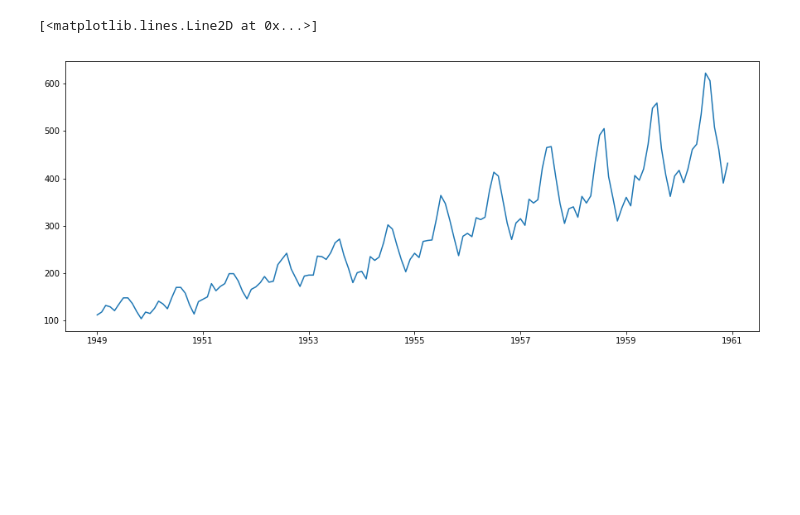
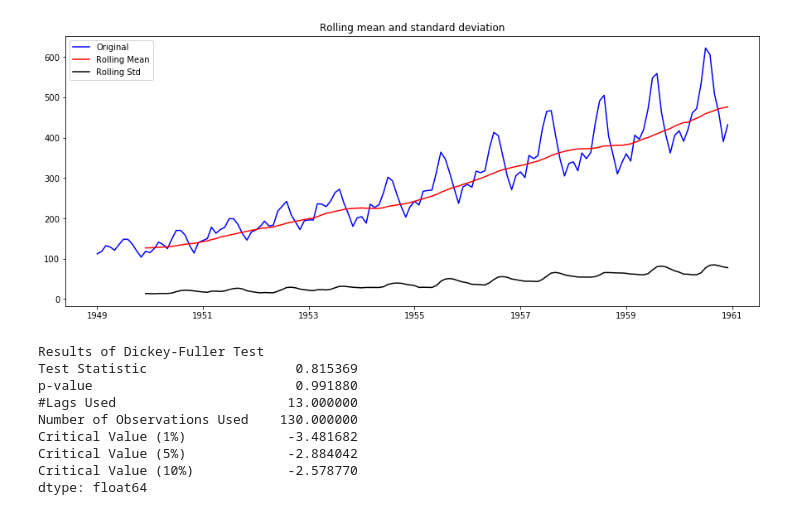
Before and after one commit to vivekbharatha/AV-Python-DS, a Jupyter notebook: timeseries/01/AirPassengers.ipynb, the cells around one changed output. Saved outputs shown, nothing was run; the diff lists cells and outputs as text; code cells hidden in the pictures; blank space fills up the shorter version.

Commit message:
Test Stationarity done

```diff
--- a/timeseries/01/AirPassengers.ipynb
+++ b/timeseries/01/AirPassengers.ipynb
@@ -55,12 +47,54 @@ Name: #Passengers, dtype: int64
-# %%
-## Checking stationarity of a timeseries
-## A TS is said to be stationary if its statistical properties such as mean, variance remain constant over time
-## Constant statistical properties over time, ie. the following:
-## 1 Constant mean
-## 2 Constant variance
-## 3 Autocovariance that does not depend on time
-
-plt.plot(ts)
-# %% [output]
-[<matplotlib.lines.Line2D at 0x...>]
-[figure, removed]
+# %%
+##
+## Checking stationarity of a timeseries
+##
+## A TS is said to be stationary if its statistical properties such as mean, variance remain constant over time
+## Constant statistical properties over time, ie. the following:
+## 1 Constant mean
+## 2 Constant variance
+## 3 Autocovariance that does not depend on time
+
+## Methods - 1. Plotting rolling statistics (Visual technique), 2. Dickey-Fuller Test
+
+#plt.plot(ts)
+
+def testStationarity(timeseries):
+    # Getting rolling statistics
+    #rolMean = pd.rolling_mean(timeseries, window = 12) # Deprecated
+    #rolStd = pd.rolling_std(timeseries, window = 12) # Deprecated
+    rolMean = timeseries.rolling(window = 12, center=False).mean()
+    rolStd = timeseries.rolling(window = 12, center=False).std()
+
+    # Plotting rolling statistics
+    original = plt.plot(timeseries, color = 'blue', label = 'Original')
+    mean = plt.plot(rolMean, color = 'red', label = 'Rolling Mean')
+    std = plt.plot(rolStd, color = 'black', label = 'Rolling Std')
+    plt.legend(loc = 'best')
+    plt.title('Rolling mean and standard deviation')
+    plt.show(block = False)
+
+    # Dickey-Fuller Test
+    print('Results of Dickey-Fuller Test')
+    dfTest = adfuller(timeseries, autolag = 'AIC')
+    dfOutput = pd.Series(dfTest[0:4], index = ['Test Statistic', 'p-value', '#Lags Used', 'Number of Observations Used'])
+
+    for key, value in dfTest[4].items():
+        dfOutput['Critical Value (%s)'%key] = value
+
+    print(dfOutput)
+
+testStationarity(ts)
+## Though the variation in standard deviation is small, mean is clearly increasing with time and
+## this is not a stationary series. Also, the test statistic is way more than the critical values.
+## Note that the signed values should be compared and not the absolute values.
+# %% [output]
+[figure, added]
+Results of Dickey-Fuller Test
+Test Statistic                   0.815369
+p-value                          0.991880
+#Lags Used                      13.000000
+Number of Observations Used    130.000000
+Critical Value (1%)             -3.481682
+Critical Value (5%)             -2.884042
+Critical Value (10%)            -2.578770
+dtype: float64
```
Also changed, not shown: parts of 1 cell of this notebook.
